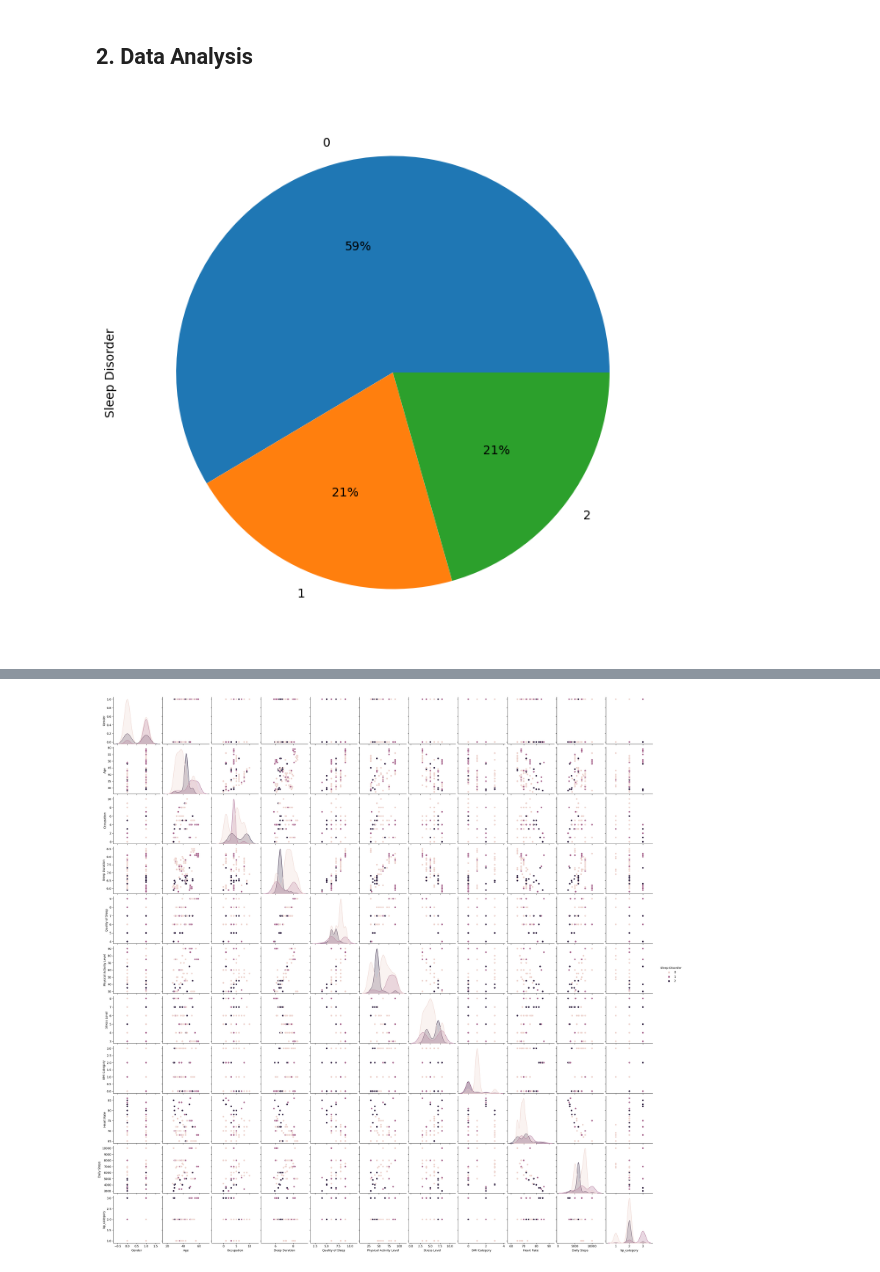
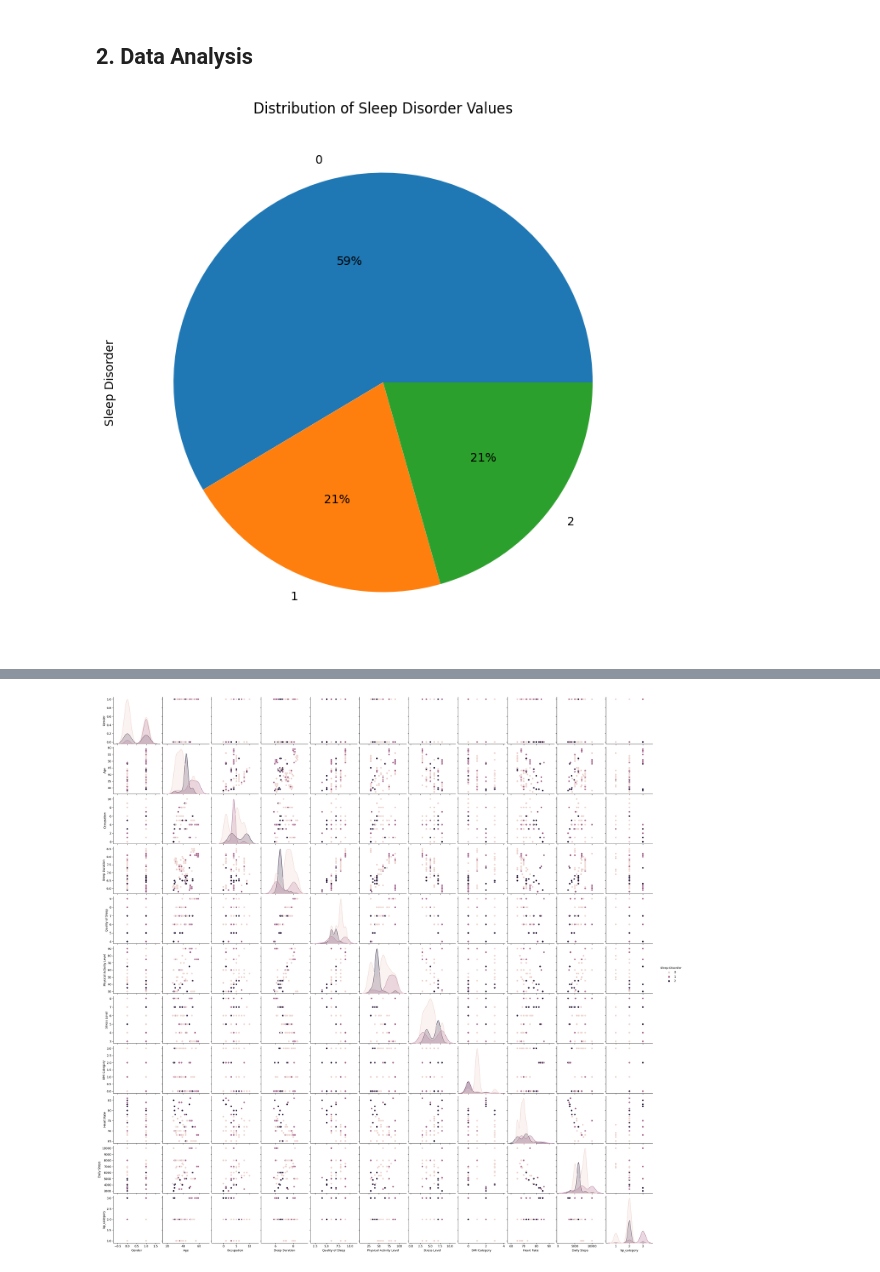
Before and after one commit to dolaemonngeong/ml-alp, a Jupyter notebook: Untitled-1.ipynb, the cells around one changed output, grey strips where cells are left out. Saved outputs shown, nothing was run; the diff lists cells and outputs as text; code cells hidden in the pictures.

```diff
--- a/Untitled-1.ipynb
+++ b/Untitled-1.ipynb
@@ -203,6 +203,7 @@ df.describe()
 # %%
 # pie diagram
 df['Sleep Disorder'].value_counts().plot(kind='pie', subplots=True,  autopct='%1.0f%%', figsize=(8, 8))
+plt.title("Distribution of Sleep Disorder Values")
 plt.show()
 # %% [output]
-[figure, old version]
+[figure, new version]
```
Also changed, not shown: parts of 3 cells of this notebook.
